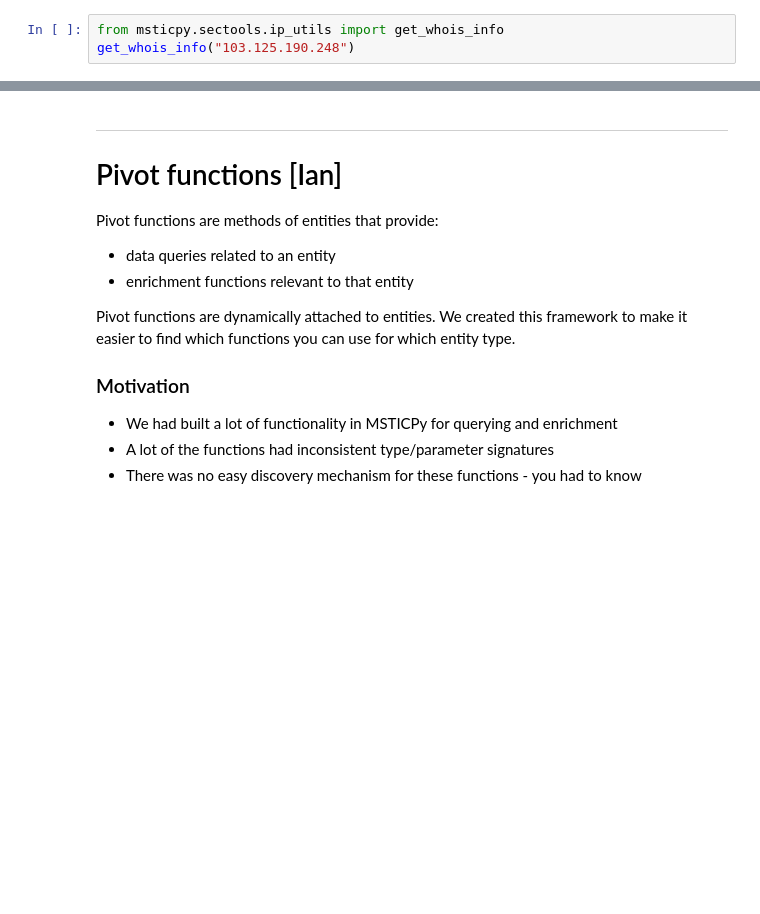
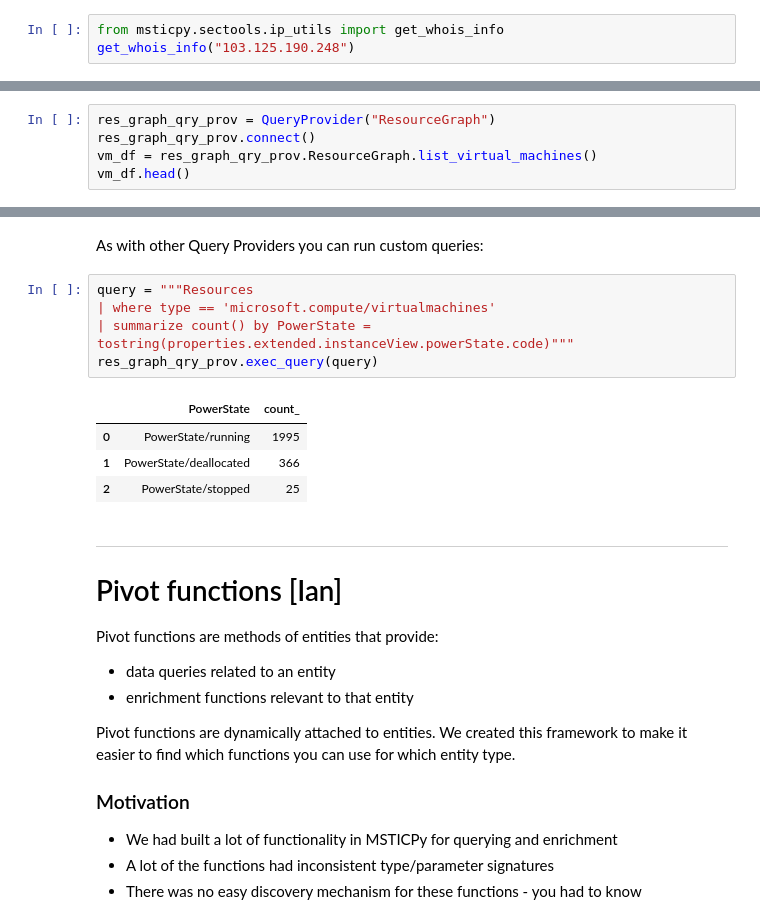
Before and after one commit to OTRF/infosec-jupyterthon, a Jupyter notebook: workshops/2021/day2/day2-4-MSTICPy.ipynb, the cells around one changed output, grey strips where cells are left out. Drawn from its saved outputs; the diff is of its cells as text; blank space fills up the shorter version.

```diff
--- a/workshops/2021/day2/day2-4-MSTICPy.ipynb
+++ b/workshops/2021/day2/day2-4-MSTICPy.ipynb
@@ -756,0 +840,5 @@ get_whois_info("103.125.190.248")
+# %%
+res_graph_qry_prov = QueryProvider("ResourceGraph")
+res_graph_qry_prov.connect()
+vm_df = res_graph_qry_prov.ResourceGraph.list_virtual_machines()
+vm_df.head()
@@ -757,3 +857,15 @@ get_whois_info("103.125.190.248")
+# %% [markdown]
+As with other Query Providers you can run custom queries:
+# %%
+query = """Resources
+| where type == 'microsoft.compute/virtualmachines'
+| summarize count() by PowerState = tostring(properties.extended.instanceView.powerState.code)"""
+res_graph_qry_prov.exec_query(query)
+# %% [output]
+|  | PowerState | count_ |
+| 0 | PowerState/running | 1995 |
+| 1 | PowerState/deallocated | 366 |
+| 2 | PowerState/stopped | 25 |
 # %% [markdown]
 ---
 # Pivot functions [Ian]
```
Also changed, not shown: parts of 16 cells of this notebook.
